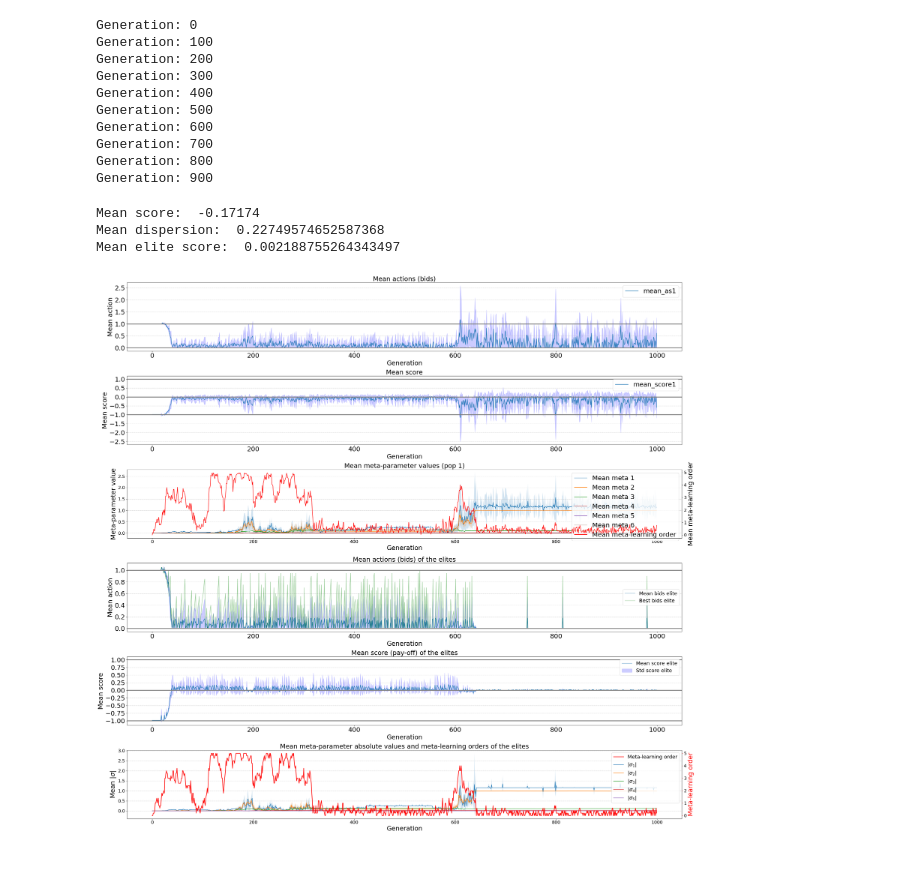
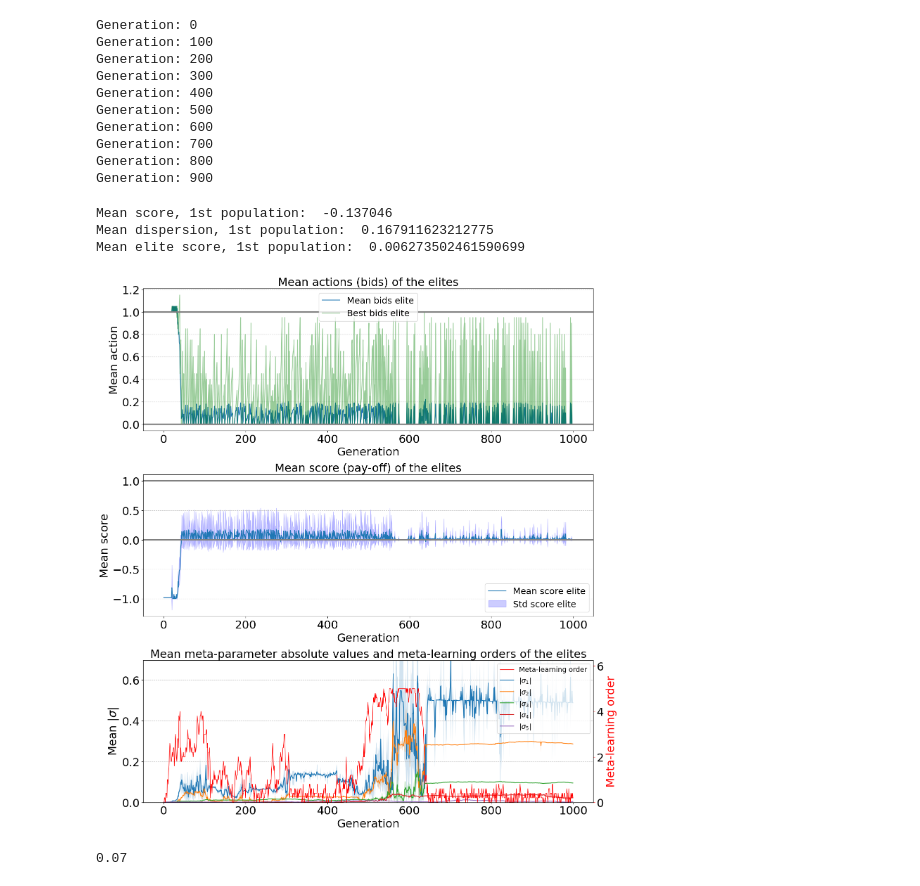
Before and after one commit to BGasperov/FERLUDE, a Jupyter notebook: code/Higher order mutation rates for an all-pay auction_N_players.ipynb, the cells around one changed output. Saved outputs shown, nothing was run; the diff lists cells and outputs as text; code cells hidden in the pictures.

```diff
--- a/code/Higher order mutation rates for an all-pay auction_N_players.ipynb
+++ b/code/Higher order mutation rates for an all-pay auction_N_players.ipynb
@@ -277,14 +286,14 @@ popevo = PopulationEvolution(
     population_size = 50, # KEEP FIXED!!!!!
     top_k = 5, # KEEP FIXED!!!!!
     type = 1, # KEEP FIXED!!!!! (1 for single-prize, 2 for multi-prize)
-    nawards = 25, # KEEP FIXED!!!!! (nr of awards if multi)
+    nawards = 5, # KEEP FIXED!!!!! (nr of awards if multi)
     main_genotype_length = 1, # KEEP FIXED!!!!!
     max_meta_level = 5, # KEEP FIXED!!!!!
     meta_initialization = 0.001,
-    meta_mutation_rate = 0.001, # KEEP FIXED
+    meta_mutation_rate = 0.0000001, # KEEP FIXED
     nr_of_generations = 1000,
     referential = False, # KEEP FIXED!!!!!
-    elitism = False,
+    elitism = True,
     discretize_bids = True, # KEEP FIXED!!!!!
     print_elites = False, # KEEP FIXED!!!!!
     avoid_meta = True, # KEEP FIXED!!!!!
@@ -308,9 +317,9 @@ Generation: 800
 Generation: 900
 # %%
 def plotter(start_t,final_t):
-    plotcounter = 1
-    plt.figure(figsize=(30, 28))
-
+    plotcounter = 0
+    plt.figure(figsize=(15, 16))
+    '''
     # First subplot: Mean actions (bids)
     plt.subplot(6, 1, plotcounter)
     plt.plot(mean_as[start_t:final_t])
@@ -372,15 +381,15 @@ def plotter(start_t,final_t):
     lines1, labels1 = ax1.get_legend_handles_labels()
     lines2, labels2 = ax2.get_legend_handles_labels()
     ax1.legend(lines1 + lines2, labels1 + labels2, fontsize=23, loc="upper right")
-
+    '''
     # Fifth subplot: Mean actions (bids) elites
     plotcounter += 1
-    plt.subplot(6, 1, plotcounter)
+    plt.subplot(3, 1, plotcounter)
     plt.plot(mean_as_elite[start_t:final_t])
     #plt.plot(elites[start_t:final_t,:])
     plt.plot(elites[start_t:final_t,-1], color="green", alpha=0.4)
-    plt.fill_between(np.arange(final_t-start_t), np.maximum(mean_as_elite[start_t:final_t] - std_as_elite[start_t:final_t],0),
-                     mean_as_elite[start_t:final_t] + std_as_elite[start_t:final_t], color='blue', alpha=0.2)
+    #plt.fill_between(np.arange(final_t-start_t), np.maximum(mean_as_elite[start_t:final_t] - std_as_elite[start_t:final_t],0),
+    #                 mean_as_elite[start_t:final_t] + std_as_elite[start_t:final_t], color='blue', alpha=0.2)
     plt.axhline(y=0, color='gray', linestyle='-', linewidth=3)
     plt.axhline(y=1, color='gray', linestyle='-', linewidth=3)
     plt.grid(True, axis='y', linestyle='--', alpha=0.7)
@@ -393,11 +402,11 @@ def plotter(start_t,final_t):
 
     # Sixth subplot: Mean score elites
     plotcounter += 1
-    plt.subplot(6, 1, plotcounter)
+    plt.subplot(3, 1, plotcounter)
     plt.plot(mean_scores_elite[start_t:final_t])
     plt.fill_between(np.arange(final_t-start_t), mean_scores_elite[start_t:final_t] - std_scores_elite[start_t:final_t],
                      mean_scores_elite[start_t:final_t] + std_scores_elite[start_t:final_t], color='blue', alpha=0.2)
-    plt.axhline(y=-1, color='gray', linestyle='-', linewidth=3)
+    #plt.axhline(y=-1, color='gray', linestyle='-', linewidth=3)
     plt.axhline(y=0, color='gray', linestyle='-', linewidth=3)
     plt.axhline(y=1, color='gray', linestyle='-', linewidth=3)
     plt.grid(True, axis='y', linestyle='--', alpha=0.7)
@@ -409,48 +418,55 @@ def plotter(start_t,final_t):
     plt.legend(["Mean score elite", "Std score elite"], fontsize=18)
 
     # Seventh subplot: Meta elites 1st pop
     #if mean_metas_elite.ndim > 1:
     plotcounter += 1
-    ax3 = plt.subplot(6, 1, plotcounter)
+    ax3 = plt.subplot(3, 1, plotcounter)
 
     # Plot the first y-axis (all meta-parameters except the last one)
     for i in range(mean_metas_elite.shape[1] - 2):
         ax3.plot(abs(mean_metas_elite[start_t:final_t][:, i]), label="|$\sigma_{}$|".format(i+1))
         ax3.fill_between(np.arange(final_t - start_t),
                          abs(mean_metas_elite[start_t:final_t][:, i]) - std_metas_elite[start_t:final_t][:, i],
                          abs(mean_metas_elite[start_t:final_t][:, i]) + std_metas_elite[start_t:final_t][:, i], alpha=0.2)
 
+    ax3.set_ylim(0, np.max(abs(mean_metas_elite[start_t:final_t][:, :-2])) * 1)
     ax3.set_xlabel("Generation", fontsize=23)
     ax3.set_ylabel("Mean $|\sigma|$", fontsize=23)
-    ax3.tick_params(axis='x', labelsize=16)  # Change x-tick label size
-    ax3.tick_params(axis='y', labelsize=16)  # Change y-tick label size
+    ax3.tick_params(axis='x', labelsize=23)  # Change x-tick label size
+    ax3.tick_params(axis='y', labelsize=23)  # Change y-tick label size
     ax3.grid(True, axis='y', linestyle='--', alpha=0.7)
 
     # Create second y-axis for the "Mean meta-learning order"
     ax4 = ax3.twinx()
-    ax4.plot(mean_metas_elite[start_t:final_t][:, -1], label="Meta-learning order", color='red', linewidth=2)
+    ax4.plot(mean_metas_elite[start_t:final_t][:, -1], label="Meta-learning order", color='red', linewidth=1)
+    ax4.set_ylim(0, np.max(mean_metas_elite[start_t:final_t][:, -1]) * 1.25)
     ax4.set_ylabel("Meta-learning order", fontsize=23, color="red")
-    ax4.tick_params(axis='x', labelsize=16, color="red")  # Change x-tick label size
-    ax4.tick_params(axis='y', labelsize=16, color="red")  # Change y-tick label size
+    ax4.tick_params(axis='x', labelsize=23, color="red")  # Change x-tick label size
+    ax4.tick_params(axis='y', labelsize=23, color="red")  # Change y-tick label size
 
     # Add the title and combine legends
     plt.title("Mean meta-parameter absolute values and meta-learning orders of the elites", fontsize=23)
     lines1, labels1 = ax4.get_legend_handles_labels()
     lines2, labels2 = ax3.get_legend_handles_labels()
-    ax3.legend(lines1 + lines2, labels1 + labels2, fontsize=18, loc="upper right")
+    ax3.legend(lines1 + lines2, labels1 + labels2, fontsize=14, loc="upper right")
     #plt.legend()
-    print("Mean score: ", np.mean(mean_scores))
-    print("Mean dispersion: ", np.mean(std_scores))
-    print("Mean elite score: ", np.mean(mean_scores_elite))
+    print("Mean score, 1st population: ", np.mean(mean_scores))
+    print("Mean dispersion, 1st population: ", np.mean(std_scores))
+    print("Mean elite score, 1st population: ", np.mean(mean_scores_elite))
+    #print("Mean elite score, 2nd population: ", np.mean(mean_scores2_elite))
     plt.tight_layout()
-    #plt.savefig("big2.pdf")
+    plt.savefig("big_new.pdf")
 plotter(0,popevo.nr_of_generations)
 #plotter(0,5000)
 # %% [output]
-Mean score:  -0.17174
-Mean dispersion:  0.22749574652587368
-Mean elite score:  0.002188755264343497
+Mean score, 1st population:  -0.137046
+Mean dispersion, 1st population:  0.167911623212775
+Mean elite score, 1st population:  0.006273502461590699
-[figure, old version]
+[figure, new version]
+# %%
+mean_as_elite[0:1000][45]
+# %% [output]
+0.07
 # %%
 plt.plot(mean_metas[0:popevo.nr_of_generations][:, -1])
 # %% [output]
```
Also changed, not shown: parts of 3 cells of this notebook.
